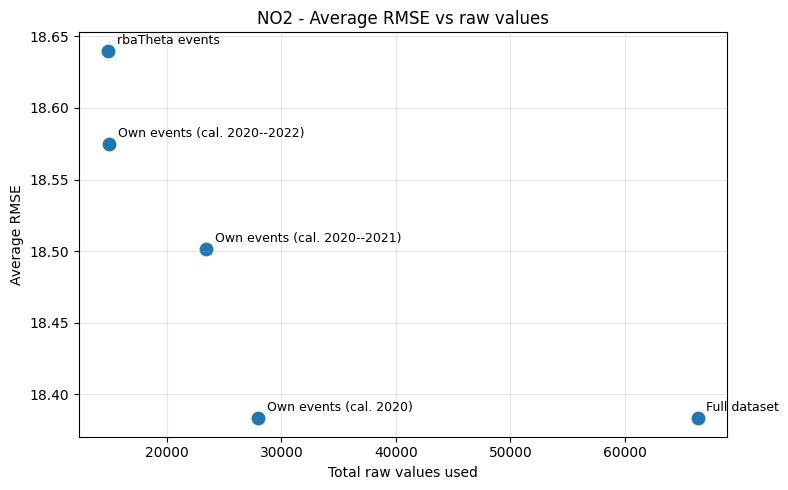
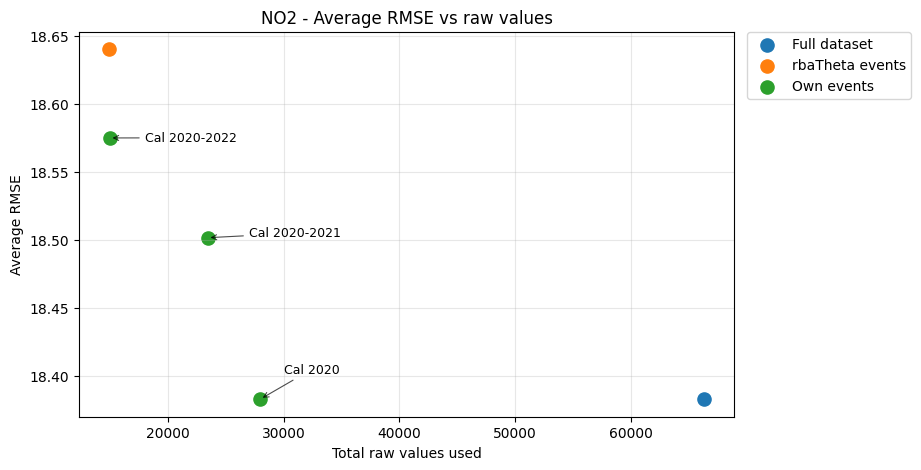
The change to this notebook cell's code, shown as a diff; its figure went from the first image to the second:
--- before
+++ after
@@ -11,5 +11,4 @@
 plot_df = avg_by_calibration_table.copy()
 
-# Rename columns if needed
 plot_df = plot_df.rename(columns={
     "RMSE_mean": "Average RMSE",
@@ -26,19 +25,35 @@
 plot_df = pd.concat([fixed, own], ignore_index=True)
 
-def make_label(row):
-    if row["Dataset"] == "full_dataset":
-        return "Full dataset"
-    if row["Dataset"] == "rbatheta_events":
-        return "rbaTheta events"
-    if row["Dataset"] == "own_events":
-        if row["Calibration"] == "cal_2020":
-            return "Own events (cal. 2020)"
-        if row["Calibration"] == "cal_2020_2021":
-            return "Own events (cal. 2020--2021)"
-        if row["Calibration"] == "cal_2020_2022":
-            return "Own events (cal. 2020--2022)"
-    return row["Dataset"]
+# Colors for each dataset
+dataset_colors = {
+    "full_dataset": "tab:blue",
+    "rbatheta_events": "tab:orange",
+    "own_events": "tab:green",
+}
 
-plot_df["label"] = plot_df.apply(make_label, axis=1)
+dataset_names = {
+    "full_dataset": "Full dataset",
+    "rbatheta_events": "rbaTheta events",
+    "own_events": "Own events",
+}
+
+# ------------------------------------------------------------
+# Manual annotation positions
+# Change these values to move the labels
+# Format: (x_position, y_position)
+# ------------------------------------------------------------
+
+annotation_positions = {
+    "NO2": {
+        "cal_2020": (30000, 18.405),
+        "cal_2020_2021": (27000, 18.505),
+        "cal_2020_2022": (18000, 18.575),
+    },
+    "NO4": {
+        "cal_2020": (45000, 6.92),
+        "cal_2020_2021": (32000, 7.2),
+        "cal_2020_2022": (10000, 7.0),
+    }
+}
 
 # ------------------------------------------------------------
@@ -50,27 +65,72 @@
     df_zone = df_zone.sort_values("total_raw_values")
 
-    plt.figure(figsize=(8, 5))
+    # Wider figure so the plotting area does not become smaller
+    fig, ax = plt.subplots(figsize=(10, 5))
 
-    plt.scatter(
-        df_zone["total_raw_values"],
-        df_zone[metric],
-        s=80
-    )
+    # Plot each dataset with same marker shape, different color
+    for dataset in ["full_dataset", "rbatheta_events", "own_events"]:
+        df_dataset = df_zone[df_zone["Dataset"] == dataset]
 
-    for _, row in df_zone.iterrows():
-        plt.annotate(
-            row["label"],
-            (row["total_raw_values"], row[metric]),
-            textcoords="offset points",
-            xytext=(6, 5),
-            ha="left",
-            fontsize=9
+        ax.scatter(
+            df_dataset["total_raw_values"],
+            df_dataset[metric],
+            s=90,
+            color=dataset_colors[dataset],
+            marker="o",
+            label=dataset_names[dataset],
         )
 
-    plt.title(f"{zone} - {metric} vs raw values")
-    plt.xlabel("Total raw values used")
-    plt.ylabel(metric)
-    plt.grid(True, alpha=0.3)
-    plt.tight_layout()
+    # Annotate only own_events calibrations with arrows
+    df_own = df_zone[df_zone["Dataset"] == "own_events"]
+
+    for _, row in df_own.iterrows():
+
+        calibration = row["Calibration"]
+
+        calibration_label = (
+            calibration
+            .replace("cal_", "Cal ")
+            .replace("_", "-")
+        )
+
+        x_point = row["total_raw_values"]
+        y_point = row[metric]
+
+        # Use manual text position if available
+        if zone in annotation_positions and calibration in annotation_positions[zone]:
+            x_text, y_text = annotation_positions[zone][calibration]
+        else:
+            x_text, y_text = x_point + 3000, y_point
+
+        ax.annotate(
+            calibration_label,
+            xy=(x_point, y_point),
+            xytext=(x_text, y_text),
+            textcoords="data",
+            ha="left",
+            va="center",
+            fontsize=9,
+            arrowprops=dict(
+                arrowstyle="->",
+                lw=0.8,
+                alpha=0.7,
+                color="black",
+            )
+        )
+
+    ax.set_title(f"{zone} - {metric} vs raw values")
+    ax.set_xlabel("Total raw values used")
+    ax.set_ylabel(metric)
+    ax.grid(True, alpha=0.3)
+
+    # Reserve space at the right for the legend
+    fig.subplots_adjust(right=0.78)
+
+    # Legend outside
+    ax.legend(
+        loc="upper left",
+        bbox_to_anchor=(1.02, 1.00),
+        borderaxespad=0.0
+    )
 
     filename = f"{zone}_{metric.replace(' ', '_')}_vs_raw_values.png"

Commit: Fix plot